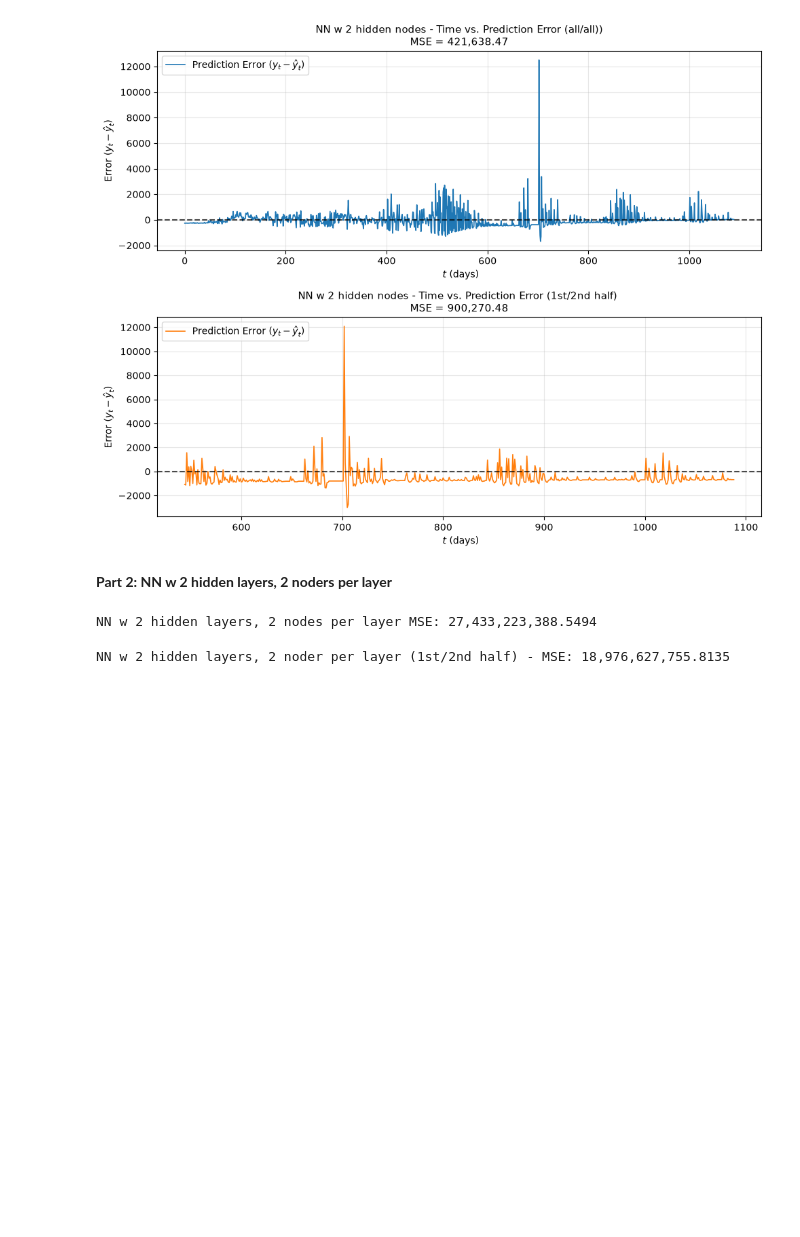
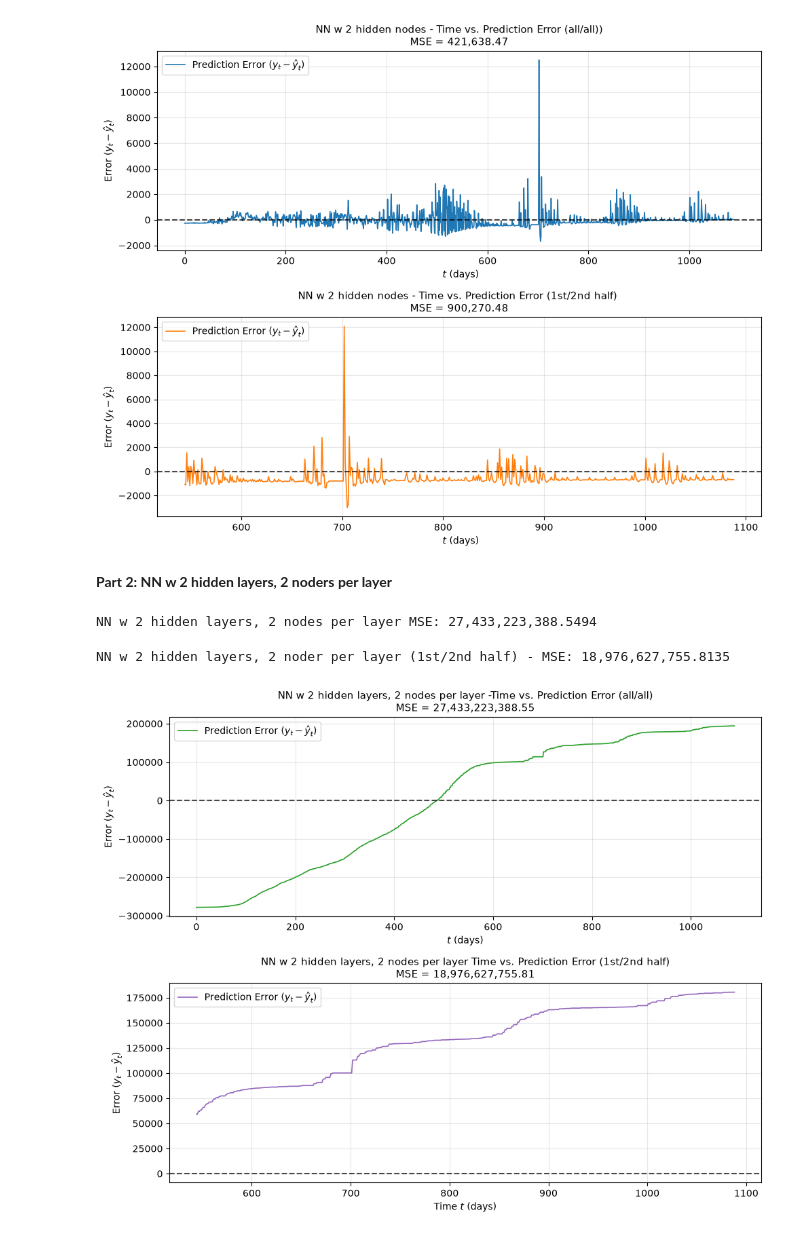
Before and after one commit to sramirez44/Assignment-10, a Jupyter notebook: hw10.ipynb, the cells around one changed output. Saved outputs shown, nothing was run; the diff lists cells and outputs as text; code cells hidden in the pictures; blank space fills up the shorter version.

Commit message:
first/second half

```diff
--- a/hw10.ipynb
+++ b/hw10.ipynb
@@ -184,21 +184,44 @@ NN w 2 hidden layers, 2 noder per layer (1st/2nd half) - MSE: 18,976,627,755.813
 # %%
 # create plot for all/all
 ig, axes = plt.subplots(2, 1, figsize=(10, 8), sharex=False)
 
 # Plot 2a
 axes[0].plot(
     df_honduras.index,
     errors_nn2_all,
     color="tab:green",
     linewidth=1.2,
     label=r"Prediction Error ($y_t - \hat{y}_t$)",
 )
 axes[0].axhline(0, color="black", linestyle="--", alpha=0.7)
 axes[0].set_title(
     f"NN w 2 hidden layers, 2 nodes per layer -Time vs. Prediction Error (all/all)\nMSE = {mse_nn2_all:,.2f}",
     fontsize=11,
 )
 axes[0].set_xlabel(r"$t$ (days)")
 axes[0].set_ylabel(r"Error ($y_t - \hat{y}_t$)")
 axes[0].legend(loc="upper left")
 axes[0].grid(True, alpha=0.3)
+
+# create plot for first half/second half
+axes[1].plot(
+    test_index,
+    errors_nn2_half,
+    color="tab:purple",
+    linewidth=1.2,
+    label=r"Prediction Error ($y_t - \hat{y}_t$)",
+)
+axes[1].axhline(0, color="black", linestyle="--", alpha=0.7)
+axes[1].set_title(
+    f"NN w 2 hidden layers, 2 nodes per layer Time vs. Prediction Error (1st/2nd half)\nMSE = {mse_nn2_half:,.2f}",
+    fontsize=11,
+)
+axes[1].set_xlabel(r"$t$ (days)")
+axes[1].set_ylabel(r"Error ($y_t - \hat{y}_t$)")
+axes[1].legend(loc="upper left")
+axes[1].grid(True, alpha=0.3)
+
+plt.tight_layout()
+plt.show()
+# %% [output]
+[figure, added]
```
